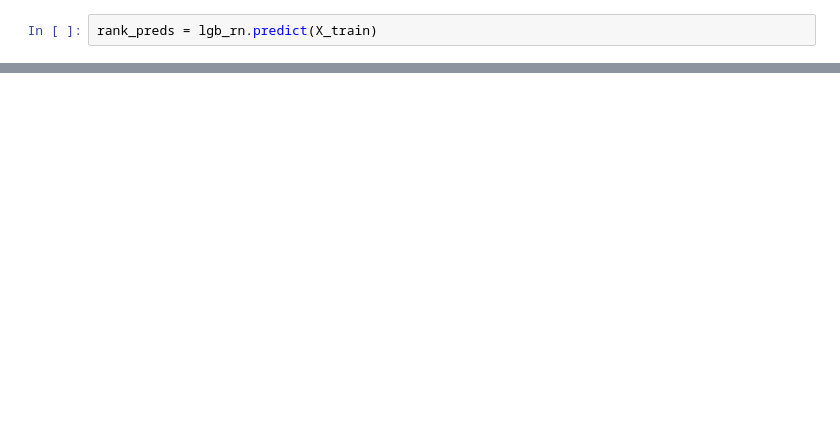
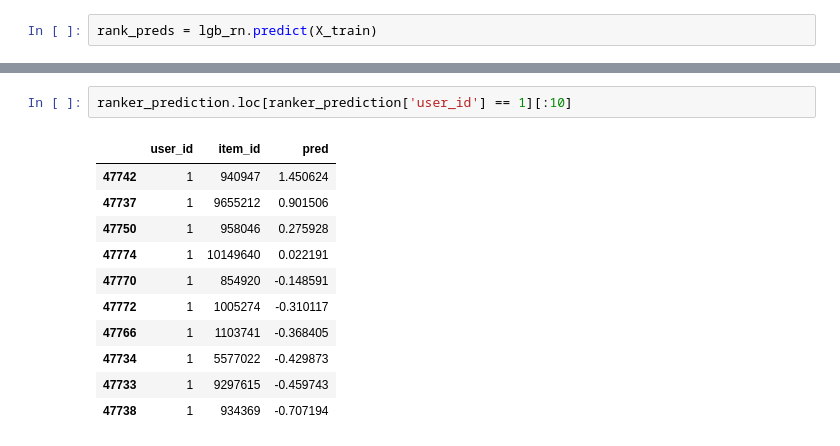
Before and after one commit to VitalyGladyshev/gb_rec_sys, a Jupyter notebook: rc_hw_06.ipynb, the cells around one changed output, grey strips where cells are left out. Saved outputs shown, nothing was run; the diff lists cells and outputs as text; blank space fills up the shorter version.

```diff
--- a/rc_hw_06.ipynb
+++ b/rc_hw_06.ipynb
@@ -728,0 +768,14 @@ ranker_prediction.tail()
+# %%
+ranker_prediction.loc[ranker_prediction['user_id'] == 1][:10]
+# %% [output]
+|  | user_id | item_id | pred |
+| 47742 | 1 | 940947 | 1.450624 |
+| 47737 | 1 | 9655212 | 0.901506 |
+| 47750 | 1 | 958046 | 0.275928 |
+| 47774 | 1 | 10149640 | 0.022191 |
+| 47770 | 1 | 854920 | -0.148591 |
+| 47772 | 1 | 1005274 | -0.310117 |
+| 47766 | 1 | 1103741 | -0.368405 |
+| 47734 | 1 | 5577022 | -0.429873 |
+| 47733 | 1 | 9297615 | -0.459743 |
+| 47738 | 1 | 934369 | -0.707194 |
```
Also changed, not shown: parts of 43 cells of this notebook.
